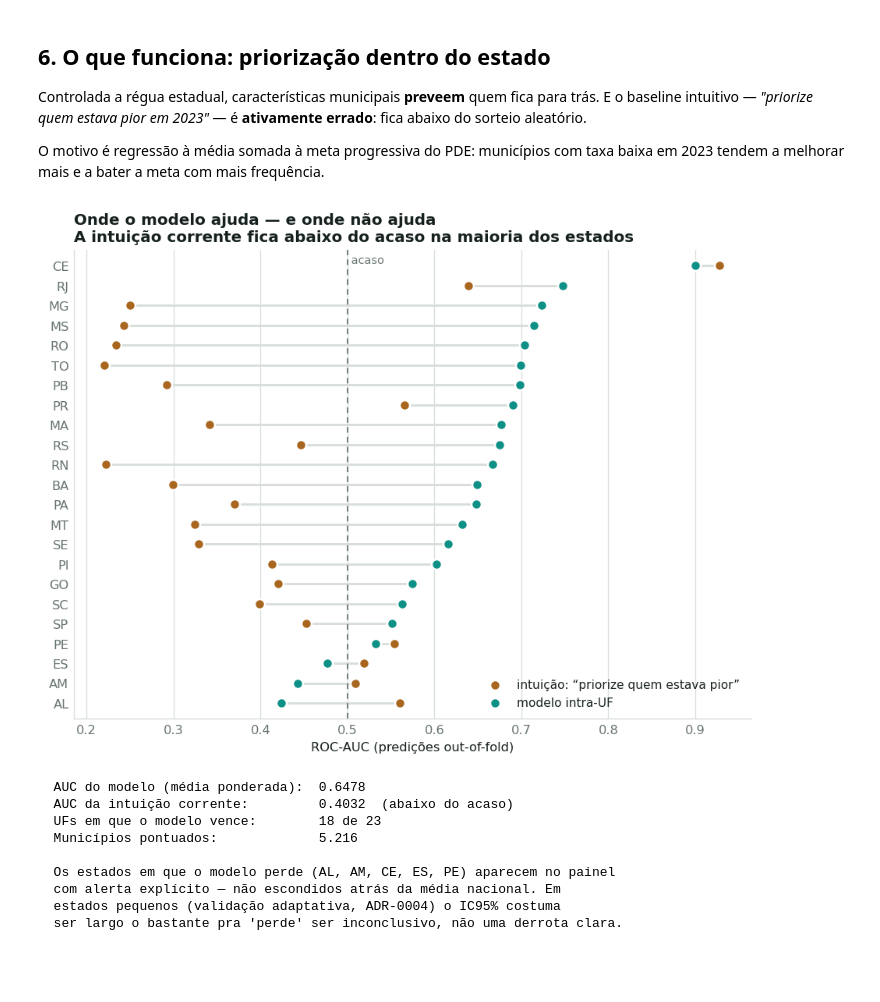
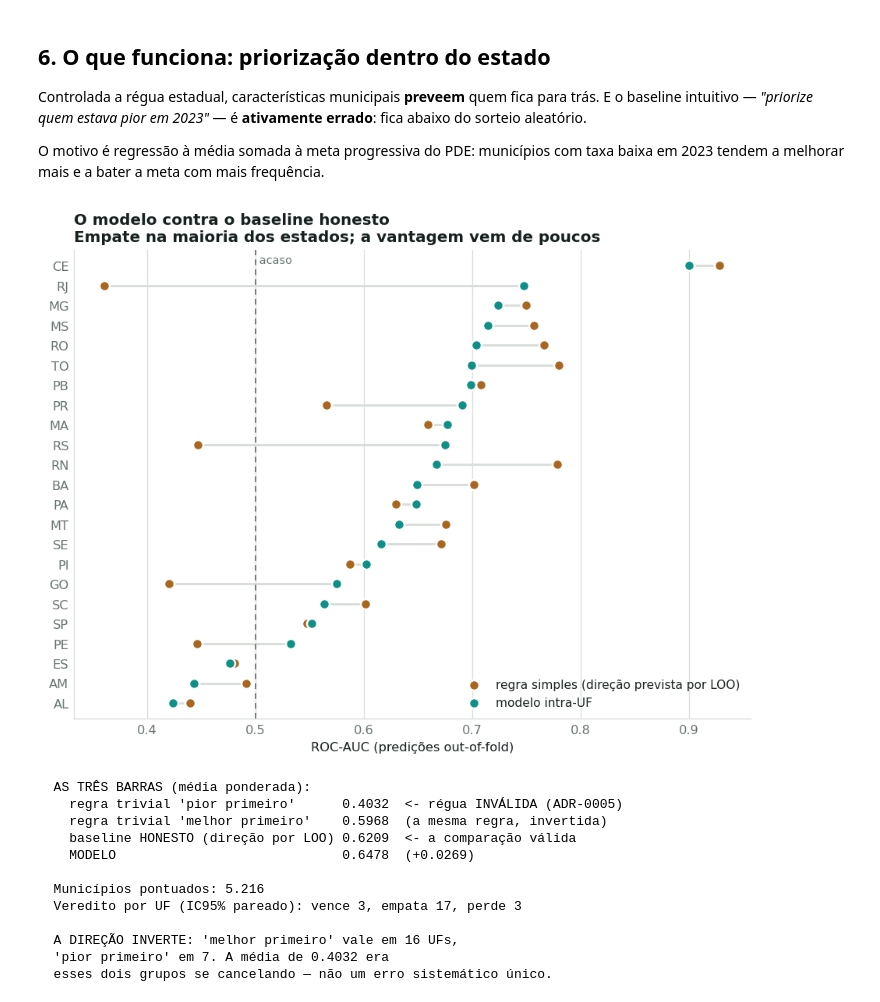
Before and after one commit to luizmaibashi/painel-alfabetizacao-cgu, a Jupyter notebook: notebooks/01_analise_completa.ipynb, the cells around one changed output. Drawn from its saved outputs; the diff is of its cells as text; code cells hidden in the pictures; blank space fills up the shorter version.

```diff
--- a/notebooks/01_analise_completa.ipynb
+++ b/notebooks/01_analise_completa.ipynb
@@ -325,57 +325,63 @@ frequência.
 rk = carregar("ranking_intra_uf.json")
 met = pd.DataFrame(rk["metricas_por_uf"]).sort_values("auc_modelo")
 
 fig, ax = plt.subplots(figsize=(7.2, 5.6))
 y = np.arange(len(met))
 
 # haste ligando os dois valores — o que importa é a DISTÂNCIA entre eles
-for yi, (a, b) in enumerate(zip(met.auc_baseline_intuicao, met.auc_modelo)):
+for yi, (a, b) in enumerate(zip(met.auc_baseline_honesto, met.auc_modelo)):
     ax.plot([a, b], [yi, yi], color=GRID, lw=1.6, zorder=1, solid_capstyle="round")
 
-ax.scatter(met.auc_baseline_intuicao, y, s=52, color=AMBAR, zorder=3,
-           label="intuição: “priorize quem estava pior”", edgecolor="white", linewidth=1.4)
+ax.scatter(met.auc_baseline_honesto, y, s=52, color=AMBAR, zorder=3,
+           label="regra simples (direção prevista por LOO)", edgecolor="white", linewidth=1.4)
 ax.scatter(met.auc_modelo, y, s=52, color=TEAL, zorder=3,
            label="modelo intra-UF", edgecolor="white", linewidth=1.4)
 
 ax.axvline(0.5, color=MUTED, lw=1, ls=(0, (4, 3)), zorder=2)
 ax.set_ylim(-0.8, len(met) - 0.2)   # folga no topo para o rótulo do acaso
 ax.text(0.5, len(met) - 0.45, " acaso", fontsize=8, color=MUTED, va="top")
 
 ax.set_yticks(y, met.uf)
 ax.set_xlabel("ROC-AUC (predições out-of-fold)")
-ax.set_title("Onde o modelo ajuda — e onde não ajuda\n"
-             "A intuição corrente fica abaixo do acaso na maioria dos estados",
+ax.set_title("O modelo contra o baseline honesto\n"
+             "Empate na maioria dos estados; a vantagem vem de poucos",
              loc="left", fontweight="bold", color=INK)
 ax.grid(axis="x", color=GRID, lw=0.7, zorder=0)
 ax.set_axisbelow(True)
 ax.tick_params(length=0)
 ax.legend(frameon=False, loc="lower right", fontsize=8.5)
 fig.tight_layout()
 fig.savefig(IMAGES / "modelo_vs_intuicao_por_uf.png", bbox_inches="tight", facecolor="white")
 plt.show()
 
 res = rk["resumo"]
-print(f"  AUC do modelo (média ponderada):  {res['auc_modelo_ponderado']:.4f}")
-print(f"  AUC da intuição corrente:         {res['auc_intuicao_ponderado']:.4f}  (abaixo do acaso)")
-print(f"  UFs em que o modelo vence:        {res['ufs_modelo_vence']} de {res['ufs']}")
-print(f"  Municípios pontuados:             {res['municipios']:,}".replace(",", "."))
+print("  AS TRÊS BARRAS (média ponderada):")
+print(f"    regra trivial 'pior primeiro'      {res['auc_dir_pior_ponderado']:.4f}  <- régua INVÁLIDA (ADR-0005)")
+print(f"    regra trivial 'melhor primeiro'    {res['auc_dir_melhor_ponderado']:.4f}  (a mesma regra, invertida)")
+print(f"    baseline HONESTO (direção por LOO) {res['auc_baseline_honesto_ponderado']:.4f}  <- a comparação válida")
+print(f"    MODELO                             {res['auc_modelo_ponderado']:.4f}  ({res['ganho_sobre_baseline']:+.4f})")
 print()
-perdedores = ", ".join(m["uf"] for m in rk["metricas_por_uf"] if not m["modelo_vence"])
-print(f"  Os estados em que o modelo perde ({perdedores}) aparecem no painel")
-print("  com alerta explícito — não escondidos atrás da média nacional. Em")
-print("  estados pequenos (validação adaptativa, ADR-0004) o IC95% costuma")
-print("  ser largo o bastante pra 'perde' ser inconclusivo, não uma derrota clara.")
+print(f"  Municípios pontuados: {res['municipios']:,}".replace(",", "."))
+print(f"  Veredito por UF (IC95% pareado): vence {res['ufs_modelo_vence']}, "
+      f"empata {res['ufs_inconclusivo']}, perde {res['ufs_modelo_perde']}")
+print()
+print(f"  A DIREÇÃO INVERTE: 'melhor primeiro' vale em {res['ufs_direcao_melhor_primeiro']} UFs,")
+print(f"  'pior primeiro' em {res['ufs_direcao_pior_primeiro']}. A média de {res['auc_dir_pior_ponderado']:.4f} era")
+print("  esses dois grupos se cancelando — não um erro sistemático único.")
 # %% [output]
-[figure, old version]
+[figure, new version]
-  AUC do modelo (média ponderada):  0.6478
-  AUC da intuição corrente:         0.4032  (abaixo do acaso)
-  UFs em que o modelo vence:        18 de 23
-  Municípios pontuados:             5.216
+  AS TRÊS BARRAS (média ponderada):
+    regra trivial 'pior primeiro'      0.4032  <- régua INVÁLIDA (ADR-0005)
+    regra trivial 'melhor primeiro'    0.5968  (a mesma regra, invertida)
+    baseline HONESTO (direção por LOO) 0.6209  <- a comparação válida
+    MODELO                             0.6478  (+0.0269)
 
-  Os estados em que o modelo perde (AL, AM, CE, ES, PE) aparecem no painel
-  com alerta explícito — não escondidos atrás da média nacional. Em
-  estados pequenos (validação adaptativa, ADR-0004) o IC95% costuma
-  ser largo o bastante pra 'perde' ser inconclusivo, não uma derrota clara.
+  Municípios pontuados: 5.216
+  Veredito por UF (IC95% pareado): vence 3, empata 17, perde 3
+
+  A DIREÇÃO INVERTE: 'melhor primeiro' vale em 16 UFs,
+  'pior primeiro' em 7. A média de 0.4032 era
+  esses dois grupos se cancelando — não um erro sistemático único.
 # %% [markdown]
 ## 7. O que sai disso
 
```
Also changed, not shown: parts of 1 cell of this notebook, 11 other files.
